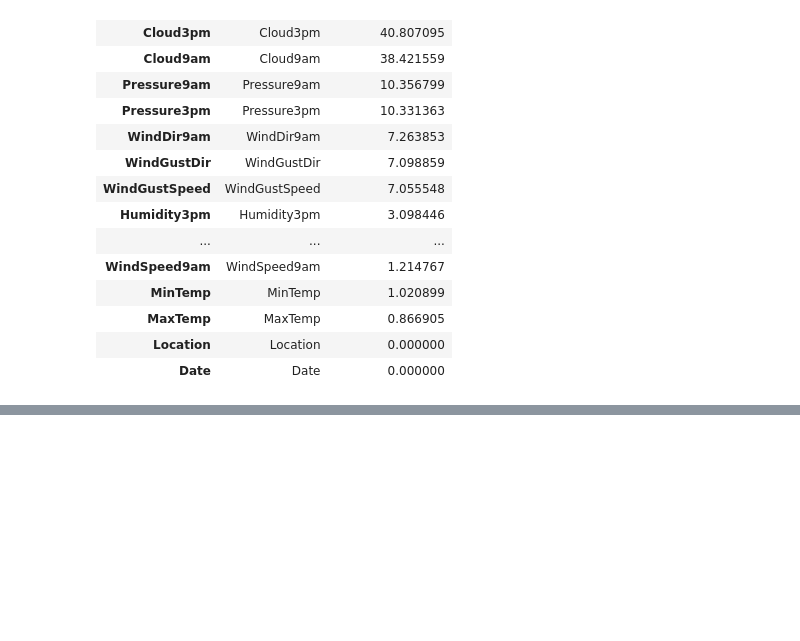
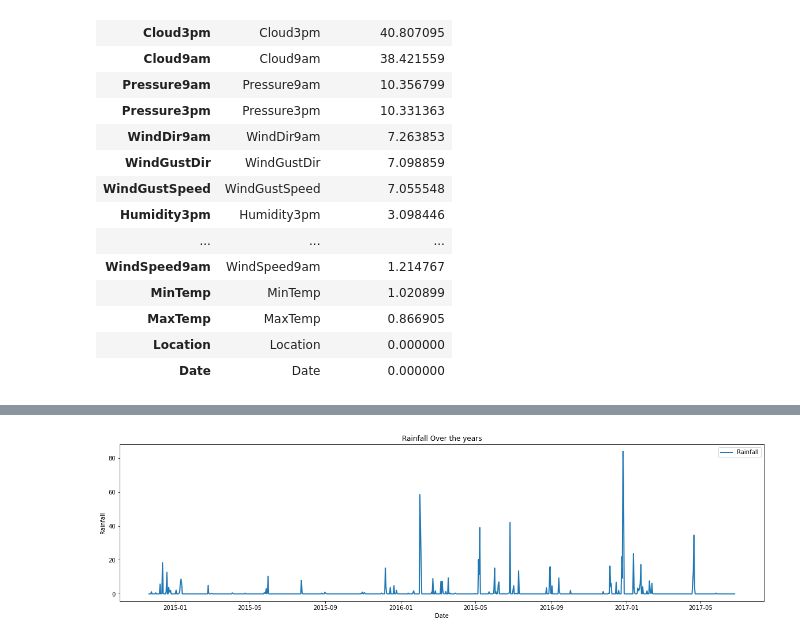
Before and after one commit to shoumikgoswami/UCDPA_shoumikgoswami, a Jupyter notebook: Rainfall prediction/Rainfall prediction.ipynb, the cells around one changed output, grey strips where cells are left out. Cells and saved outputs as stored; diff of their text form; code cells hidden in the pictures; blank space fills up the shorter version.

Commit message:
rainfall prediction modeling

```diff
--- a/Rainfall prediction/Rainfall prediction.ipynb
+++ b/Rainfall prediction/Rainfall prediction.ipynb
@@ -115,0 +138,8 @@ count_plotter(data)
+# %%
+df_date = data.iloc[-950:,:]
+plt.figure(figsize=(20,5))
+sns.lineplot(x=df_date['Date'],y=df_date['Rainfall'],linewidth=2, label= 'Rainfall')
+plt.title('Rainfall Over the years')
+plt.show()
+# %% [output]
+[figure, added]
```
Also changed, not shown: parts of 36 cells of this notebook, 1 other file.
